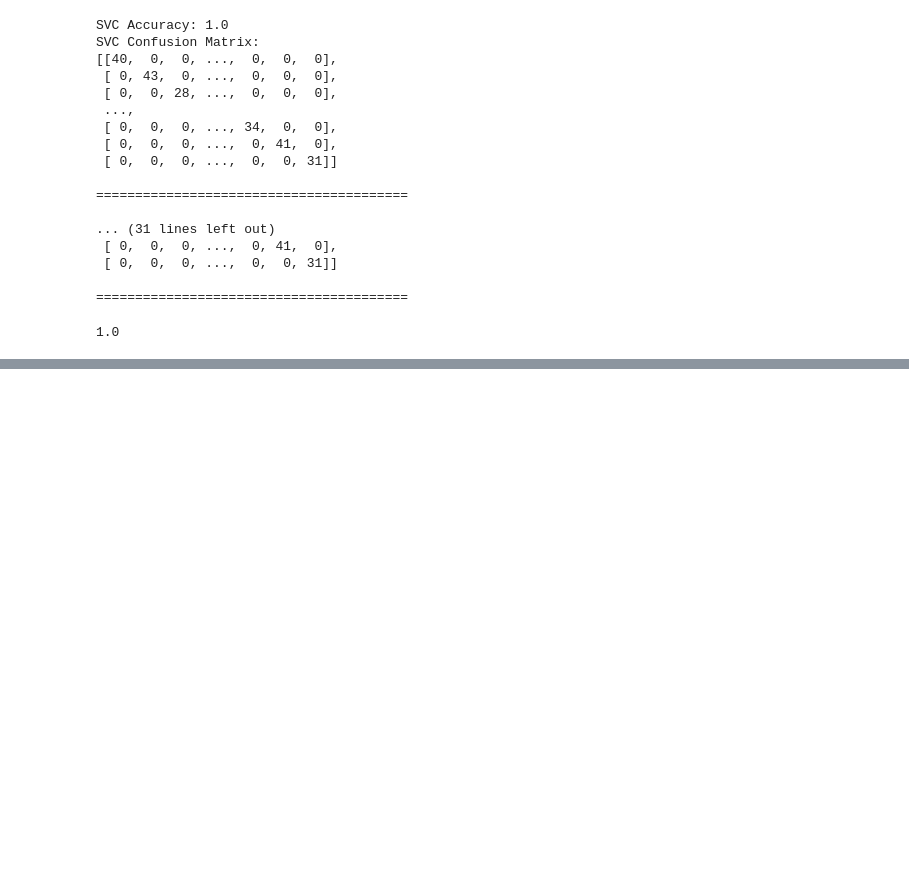
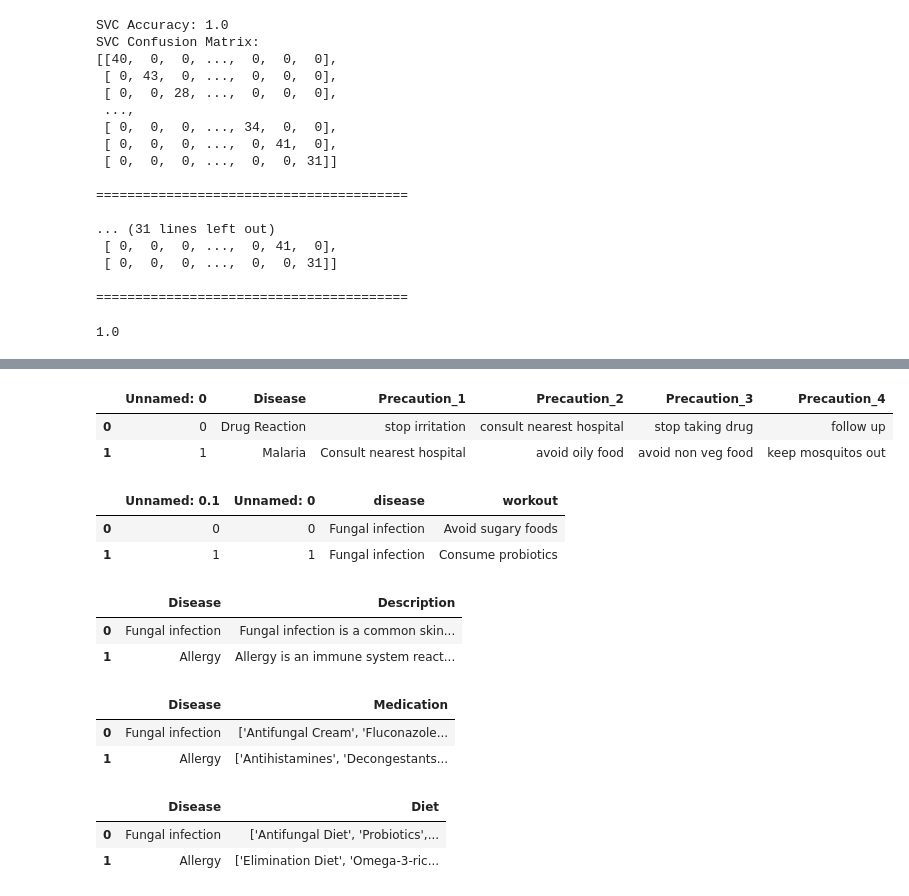
Before and after one commit to Cynthiachelangat/medicineRecommeder, a Jupyter notebook: system.ipynb, the cells around one changed output, grey strips where cells are left out. Saved outputs shown, nothing was run; the diff lists cells and outputs as text; code cells hidden in the pictures; blank space fills up the shorter version.

```diff
--- a/system.ipynb
+++ b/system.ipynb
@@ -285,0 +347,30 @@ Model saved to model\svc_model.pkl
+# %%
+precautions.head(2)
+# %% [output]
+|  | Unnamed: 0 | Disease | Precaution_1 | Precaution_2 | Precaution_3 | Precaution_4 |
+| 0 | 0 | Drug Reaction | stop irritation | consult nearest hospital | stop taking drug | follow up |
+| 1 | 1 | Malaria | Consult nearest hospital | avoid oily food | avoid non veg food | keep mosquitos out |
+# %%
+workout.head(2)
+# %% [output]
+|  | Unnamed: 0.1 | Unnamed: 0 | disease | workout |
+| 0 | 0 | 0 | Fungal infection | Avoid sugary foods |
+| 1 | 1 | 1 | Fungal infection | Consume probiotics |
+# %%
+description.head(2)
+# %% [output]
+|  | Disease | Description |
+| 0 | Fungal infection | Fungal infection is a common skin... |
+| 1 | Allergy | Allergy is an immune system react... |
+# %%
+medications.head(2)
+# %% [output]
+|  | Disease | Medication |
+| 0 | Fungal infection | ['Antifungal Cream', 'Fluconazole... |
+| 1 | Allergy | ['Antihistamines', 'Decongestants... |
+# %%
+diets.head(2)
+# %% [output]
+|  | Disease | Diet |
+| 0 | Fungal infection | ['Antifungal Diet', 'Probiotics',... |
+| 1 | Allergy | ['Elimination Diet', 'Omega-3-ric... |
```
Also changed, not shown: parts of 12 cells of this notebook, 1 other file.
